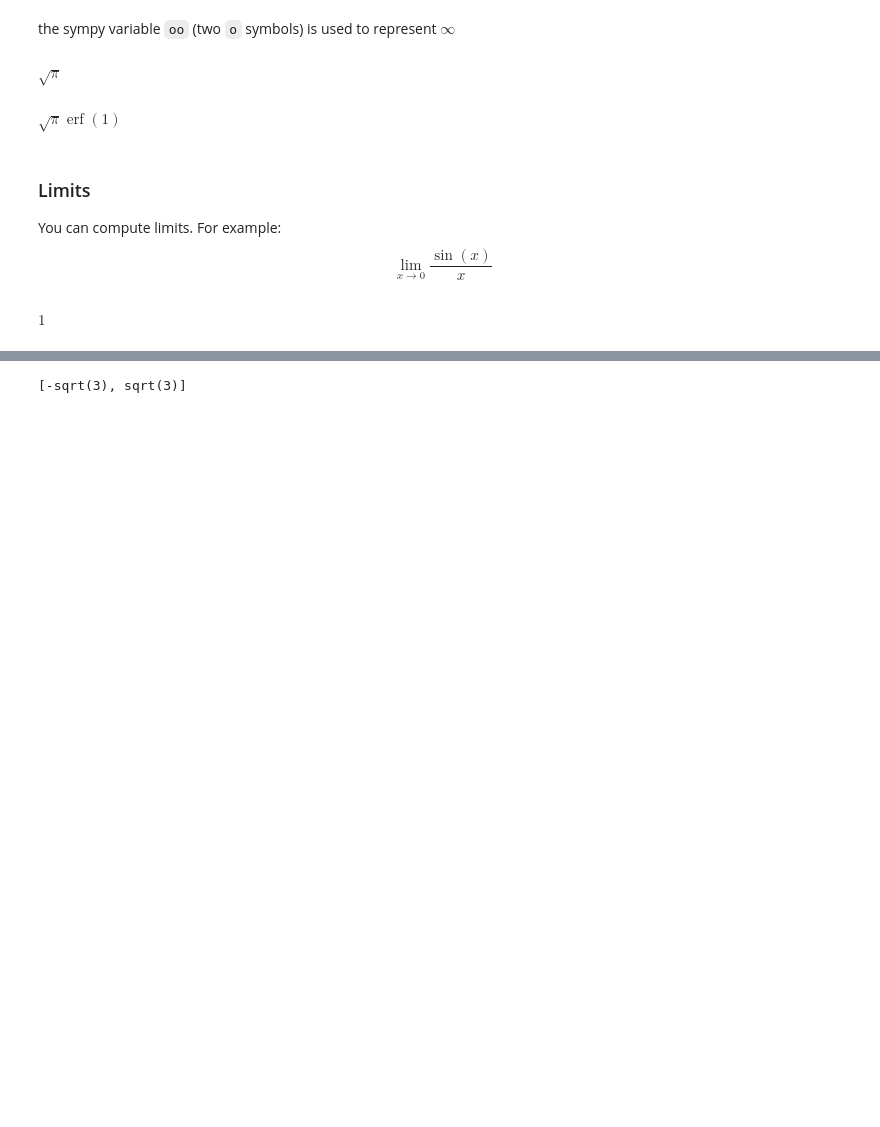
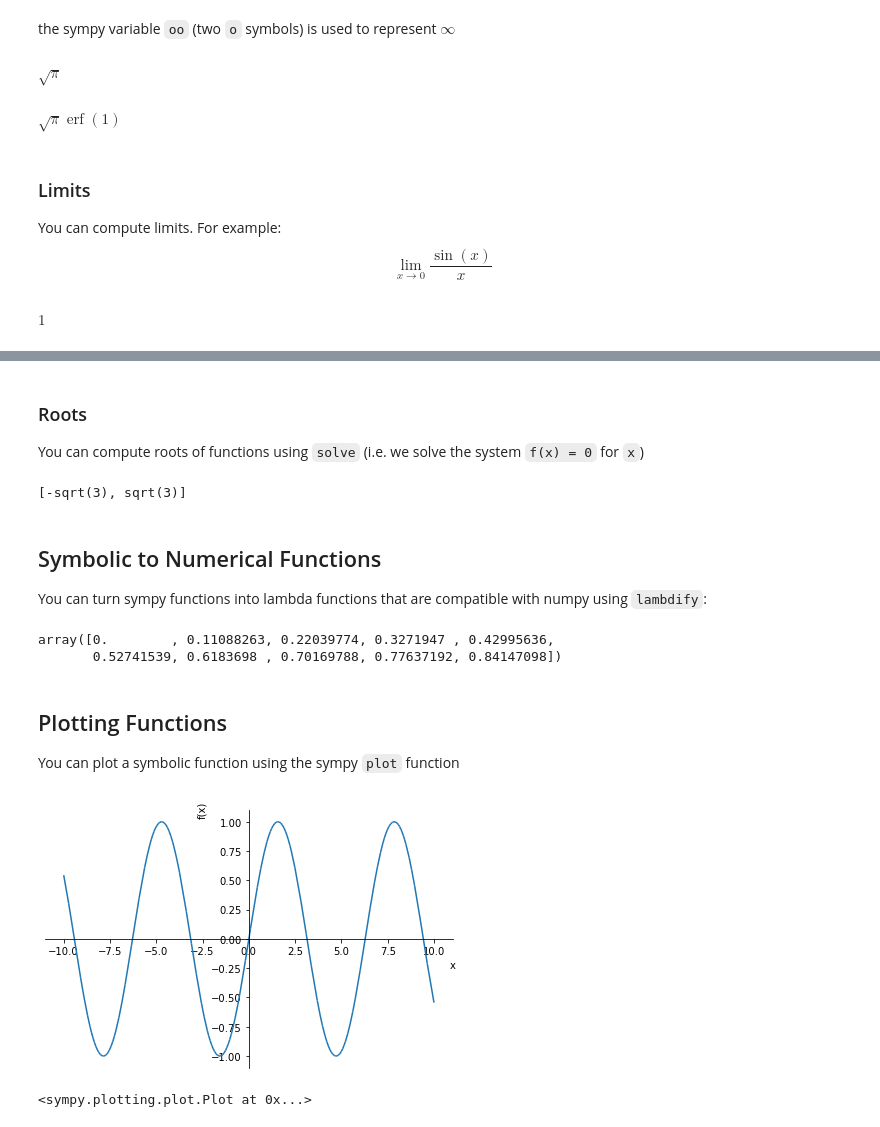
Before and after one commit to caam37830/book, a Jupyter notebook: _sources/04_functions/sympy.ipynb, the cells around one changed output, grey strips where cells are left out. Cells and saved outputs as stored; diff of their text form; code cells hidden in the pictures; blank space fills up the shorter version.

```diff
--- a/_sources/04_functions/sympy.ipynb
+++ b/_sources/04_functions/sympy.ipynb
@@ -154 +156,5 @@ $\displaystyle 1$
+# %% [markdown]
+### Roots
+
+You can compute roots of functions using `solve` (i.e. we solve the system `f(x) = 0` for `x`)
 # %%
@@ -156,2 +162,23 @@ solve(x**2 - 3, x)
 # %% [output]
 [-sqrt(3), sqrt(3)]
+# %% [markdown]
+## Symbolic to Numerical Functions
+
+You can turn sympy functions into lambda functions that are compatible with numpy using `lambdify`:
+# %%
+f = sym.sin(x)
+g = sym.lambdify(x, f, 'numpy')
+g(np.array(np.linspace(0,1,10)))
+# %% [output]
+array([0.        , 0.11088263, 0.22039774, 0.3271947 , 0.42995636,
+       0.52741539, 0.6183698 , 0.70169788, 0.77637192, 0.84147098])
+# %% [markdown]
+## Plotting Functions
+
+You can plot a symbolic function using the sympy `plot` function
+# %%
+f = sym.sin(x)
+sym.plot(f)
+# %% [output]
+[figure, added]
+<sympy.plotting.plot.Plot at 0x...>
```
Also changed, not shown: parts of 18 cells of this notebook, 9 other files.
